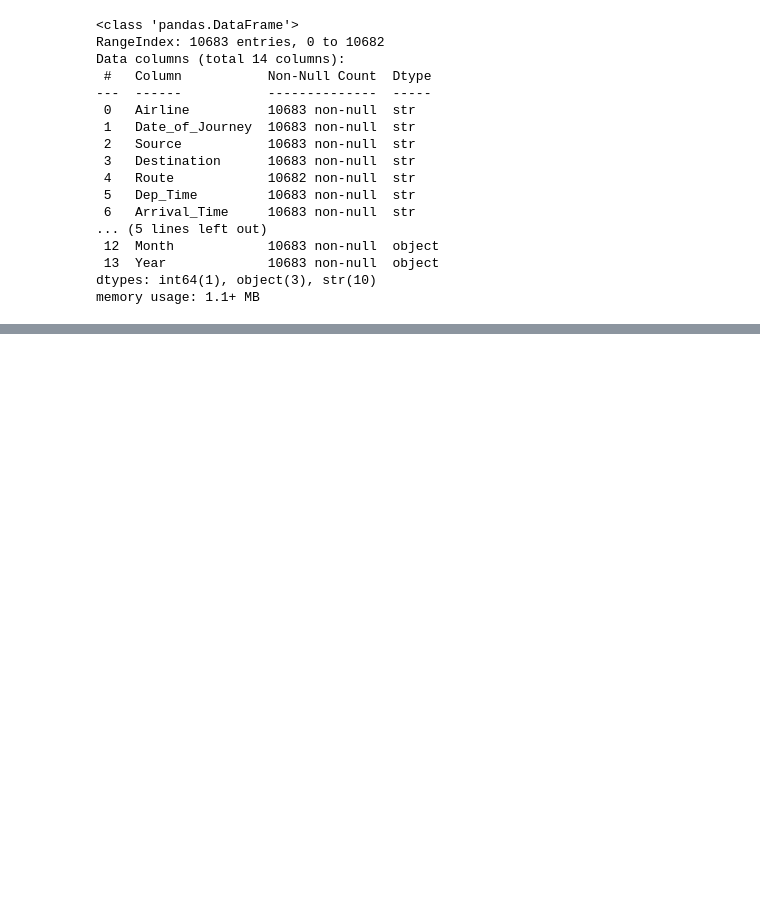
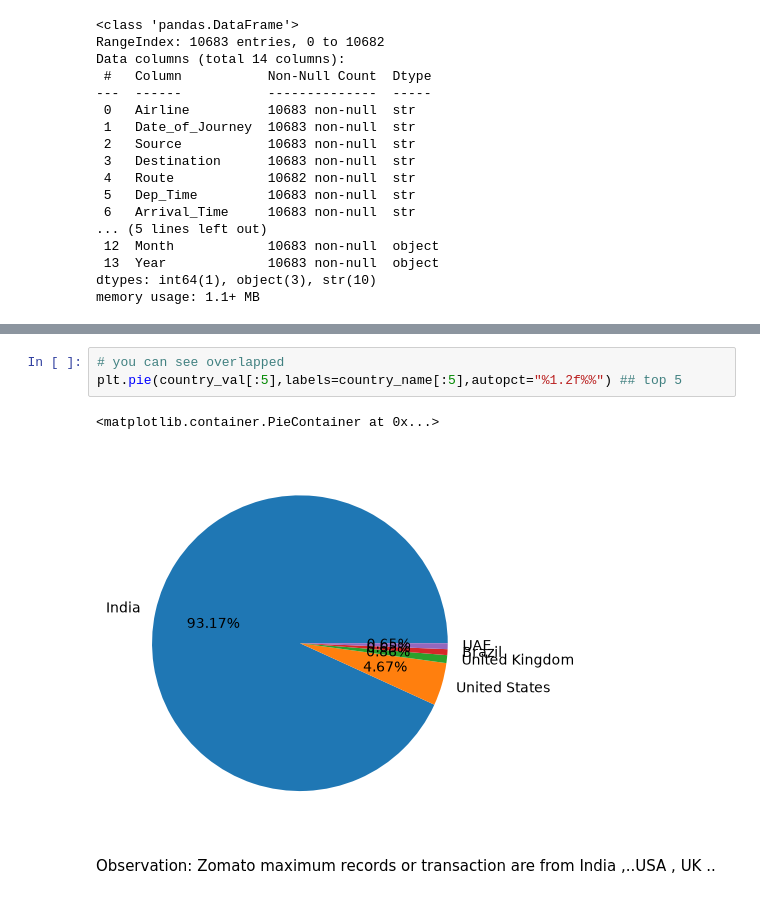
Before and after one commit to dheerajreddy-work/MACHINE-LEARNING, a Jupyter notebook: EDA/EDA.ipynb, the cells around one changed output, grey strips where cells are left out. Drawn from its saved outputs; the diff is of its cells as text; blank space fills up the shorter version.

```diff
--- a/EDA/EDA.ipynb
+++ b/EDA/EDA.ipynb
@@ -264,0 +446,8 @@ memory usage: 1.1+ MB
+# %%
+# you can see overlapped
+plt.pie(country_val[:5],labels=country_name[:5],autopct="%1.2f%%") ## top 5
+# %% [output]
+<matplotlib.container.PieContainer at 0x...>
+[figure, added]
+# %% [markdown]
+Observation: Zomato maximum records or transaction are from India ,..USA , UK ..
```
Also changed, not shown: parts of 37 cells of this notebook, 15 other files.
